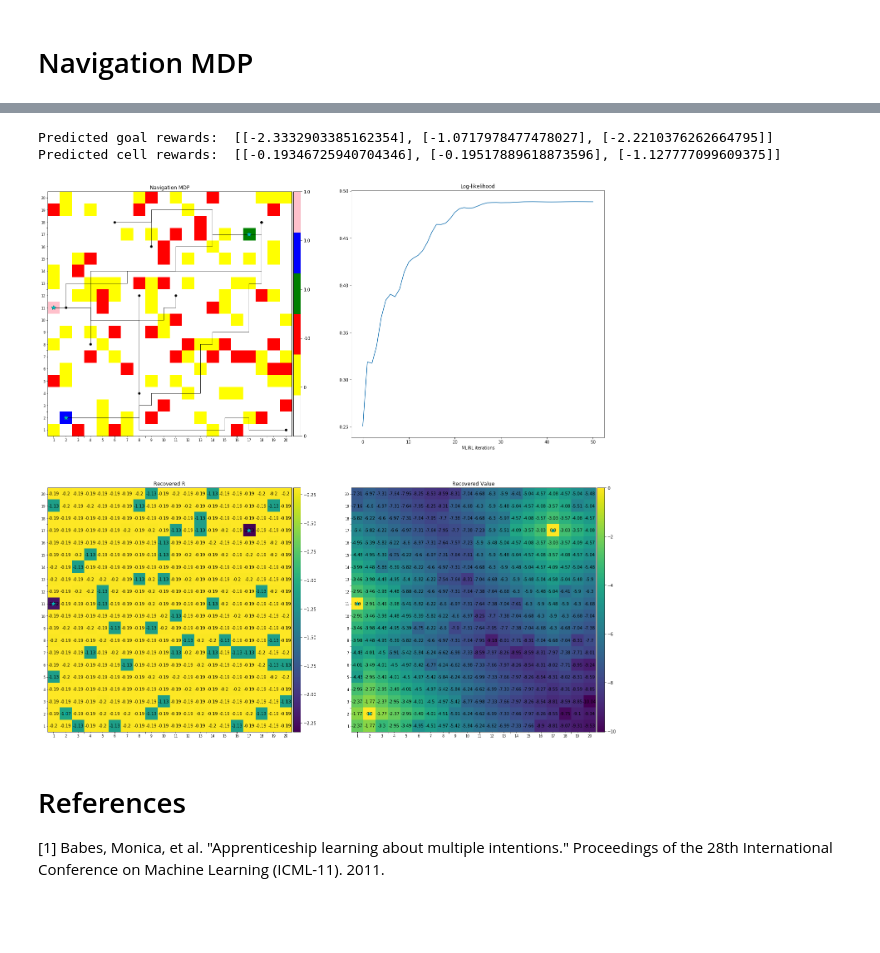
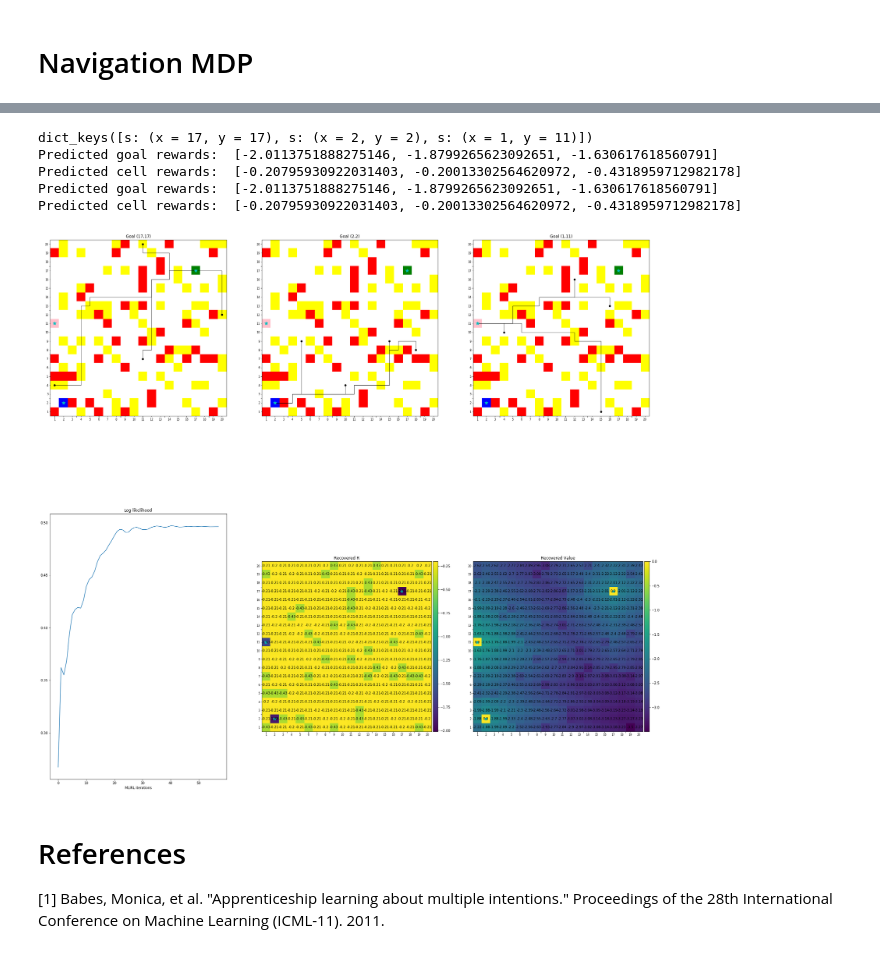
Before and after one commit to yrevar/inverse_rl, a Jupyter notebook: irl/mlirl/MLIRL_HumanNorms.ipynb, the cells around one changed output, grey strips where cells are left out. Saved outputs shown, nothing was run; the diff lists cells and outputs as text; code cells hidden in the pictures; blank space fills up the shorter version.

```diff
--- a/irl/mlirl/MLIRL_HumanNorms.ipynb
+++ b/irl/mlirl/MLIRL_HumanNorms.ipynb
@@ -335,27 +333,28 @@ Predicted cell rewards:  [[-0.19346725940704346], [-0.19517889618873596], [-1.12
-# %%
-plot_irl_results(results, irl_problem["s_a_trajectories"][0], figsize=(24,24), round_to=2)
-# %% [output]
-Predicted goal rewards:  [[-2.3332903385162354], [-1.0717978477478027], [-2.2210376262664795]]
-Predicted cell rewards:  [[-0.19346725940704346], [-0.19517889618873596], [-1.127777099609375]]
-[figure, removed]
 # %%
-# G = group_by_goals(*irl_problem["s_a_trajectories"])
-# print(G.keys())
-# plt.figure(figsize=(32,32))
-# for i, tau_g in enumerate(G.keys()):
-#     nvmdp.visualize_grid(trajectories=G[tau_g]["traj_states_list"], new_fig=False, subplot_str="23{}".format(i+1),
-#                          title="Goal ({},{})".format(tau_g.x, tau_g.y))
+G = group_by_goals(*irl_problem["s_a_trajectories"])
+print(G.keys())
+plt.figure(figsize=(32,32))
+for i, tau_g in enumerate(G.keys()):
+    nvmdp.visualize_grid(trajectories=G[tau_g]["traj_states_list"], new_fig=False, subplot_str="23{}".format(i+1),
+                         title="Goal ({},{})".format(tau_g.x, tau_g.y))
 
-# plt.subplot(234)
-# plt.plot(np.exp(-1 * np.asarray(results["loss_history"])))
-# plt.xlabel("MLIRL iterations")
-# plt.title("Log-likelihood")
+plt.subplot(234)
+plt.plot(np.exp(-1 * np.asarray(results["loss_history"])))
+plt.xlabel("MLIRL iterations")
+plt.title("Log-likelihood")
 
-# nvmdp.visualize_grid(results["R"], state_space_cmap=False, cmap=None, new_fig=False, subplot_str="235",
-#                      show_colorbar=True, text_values=results["R"].round(2), text_size=10, title="Recovered R")
+nvmdp.visualize_grid(results["R"], state_space_cmap=False, cmap=None, new_fig=False, subplot_str="235",
+                     show_colorbar=True, text_values=results["R"].round(2), text_size=10, title="Recovered R")
 
-# nvmdp.visualize_grid(compute_new_value(results), state_space_cmap=False, cmap=None, new_fig=False, subplot_str="236",
-#                         show_colorbar=True, text_values=compute_new_value(results).round(2), text_size=10, title="Recovered Value")
+nvmdp.visualize_grid(compute_new_value(results), state_space_cmap=False, cmap=None, new_fig=False, subplot_str="236",
+                        show_colorbar=True, text_values=compute_new_value(results).round(2), text_size=10, title="Recovered Value")
+# %% [output]
+dict_keys([s: (x = 17, y = 17), s: (x = 2, y = 2), s: (x = 1, y = 11)])
+Predicted goal rewards:  [-2.0113751888275146, -1.8799265623092651, -1.630617618560791]
+Predicted cell rewards:  [-0.20795930922031403, -0.20013302564620972, -0.4318959712982178]
+Predicted goal rewards:  [-2.0113751888275146, -1.8799265623092651, -1.630617618560791]
+Predicted cell rewards:  [-0.20795930922031403, -0.20013302564620972, -0.4318959712982178]
+[figure, added]
 # %% [markdown]
 # References
 
```
Also changed, not shown: parts of 3 cells of this notebook.
